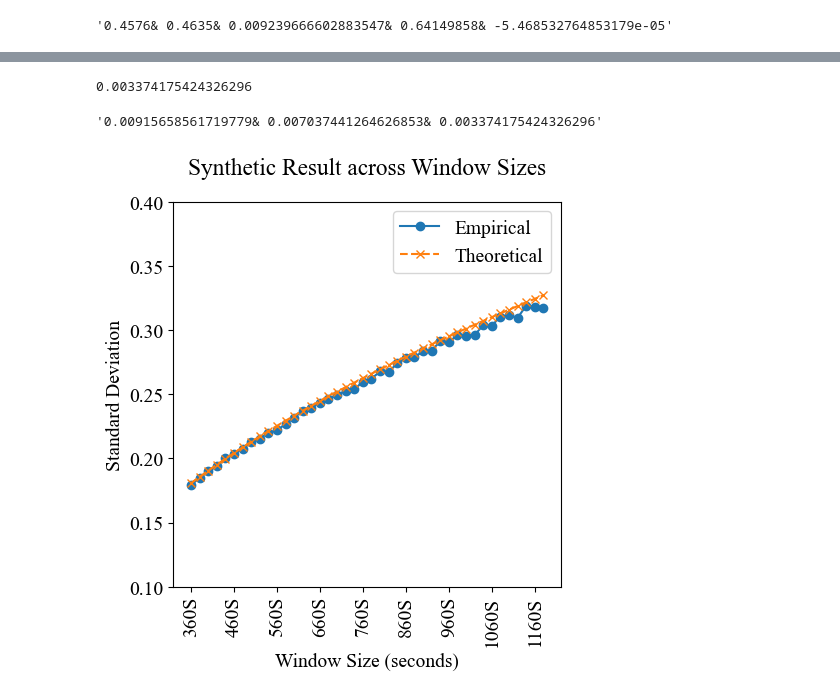
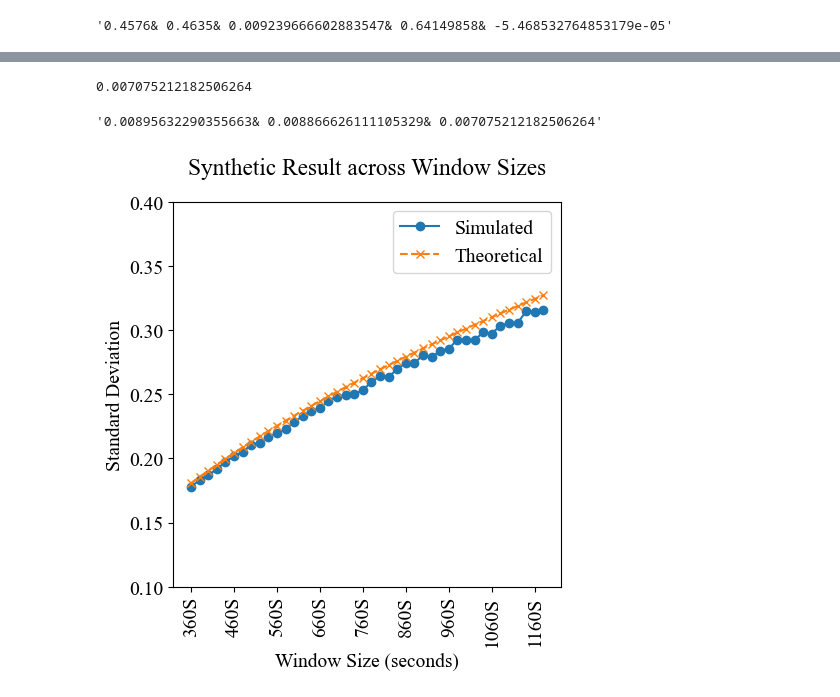
Before and after one commit to resa-git/GCHP, a Jupyter notebook: code/Synth_2.ipynb, the cells around one changed output, grey strips where cells are left out. Cells and saved outputs as stored; diff of their text form; code cells hidden in the pictures.

```diff
--- a/code/Synth_2.ipynb
+++ b/code/Synth_2.ipynb
@@ -302,5 +270,5 @@ plt.show()
 # %%
-sd = np.random.choice(20000, 600)
+sd = np.random.choice(20000, 400)
 # %%
 stdv = []
 stdt = []
@@ -310,7 +278,8 @@ for s in sd:
     stdt.append(stt)
 # %%
 def get_avg(data):
-    sums = {key: 0 for key in data[0].keys()}
+    sums = {key:
+            0 for key in data[0].keys()}
     for d in data:
         for key, value in d.items():
             sums[key] += value
@@ -324,8 +293,8 @@ y_pred, y_true, a, b = mycurvefit(std_values, std_values_theory)
 rmse = mean_squared_error(y_true, y_pred, squared=False)
 rmse
 # %% [output]
-0.003374175424326296
+0.007075212182506264
 # %%
 "& ".join(map(str, [a, b, rmse]))
 # %% [output]
-'0.00915658561719779& 0.007037441264626853& 0.003374175424326296'
+'0.00895632290355663& 0.008866626111105329& 0.007075212182506264'
@@ -332,18 +303,18 @@ rmse
 # %%
 # 10 Plotting the results
 plt.figure(figsize=(5, 5))
-plt.plot(list(std_values.keys()), list(std_values.values()), marker='o', label='Empirical')
+plt.plot(list(std_values.keys()), list(std_values.values()), marker='o', label='Simulated')
 plt.plot(list(std_values_theory.keys()), list(std_values_theory.values()), marker='x', linestyle='--', label='Theoretical')
 plt.xlabel('Window Size (seconds)')
 plt.ylabel('Standard Deviation')
 plt.title('Synthetic Result across Window Sizes', y= 1.05)
 plt.legend()
 n = 5
 keys = list(std_values.keys())
 plt.xticks(keys[::n], keys[::n], rotation=90)
 plt.ylim([.1, 0.4])
 #plt.grid(True)
 plt.savefig("./pics/synth_std_ns_1.png", dpi=300, bbox_inches='tight')
 plt.show()
 # %% [output]
-[figure, old version]
+[figure, new version]
```
Also changed, not shown: parts of 29 cells of this notebook.
